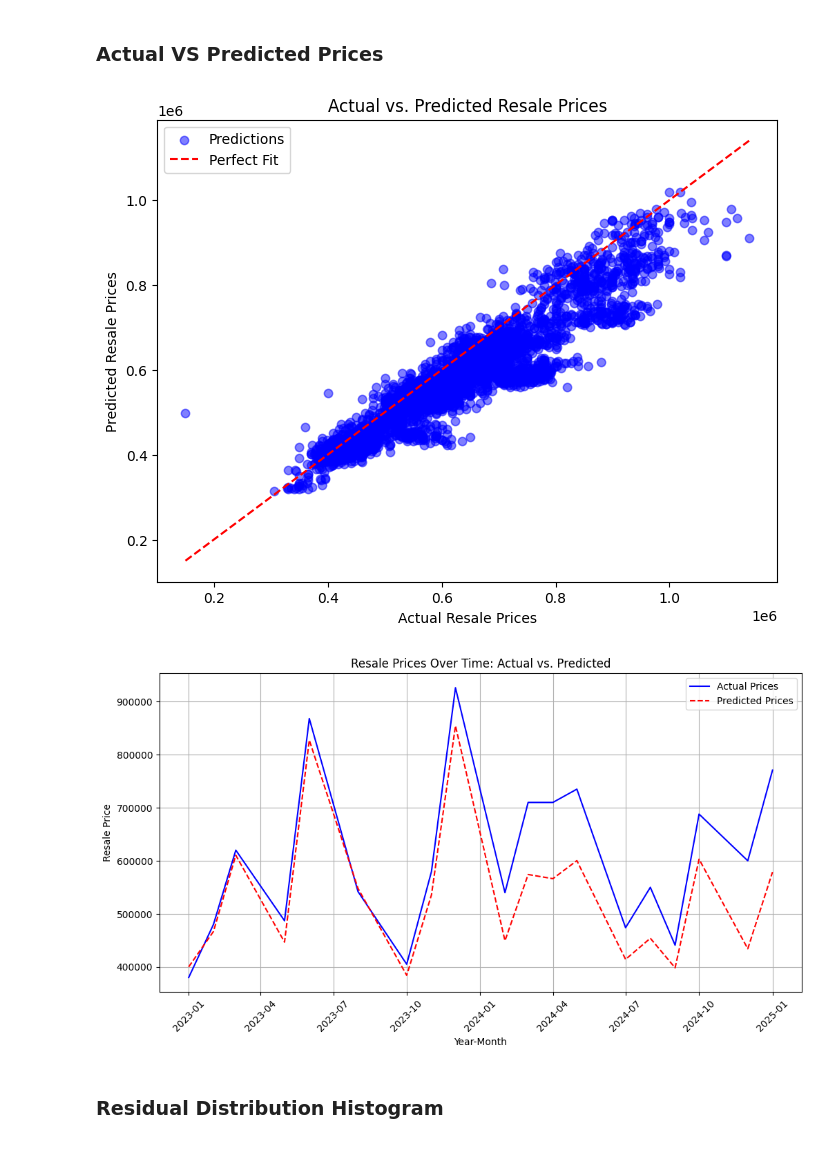
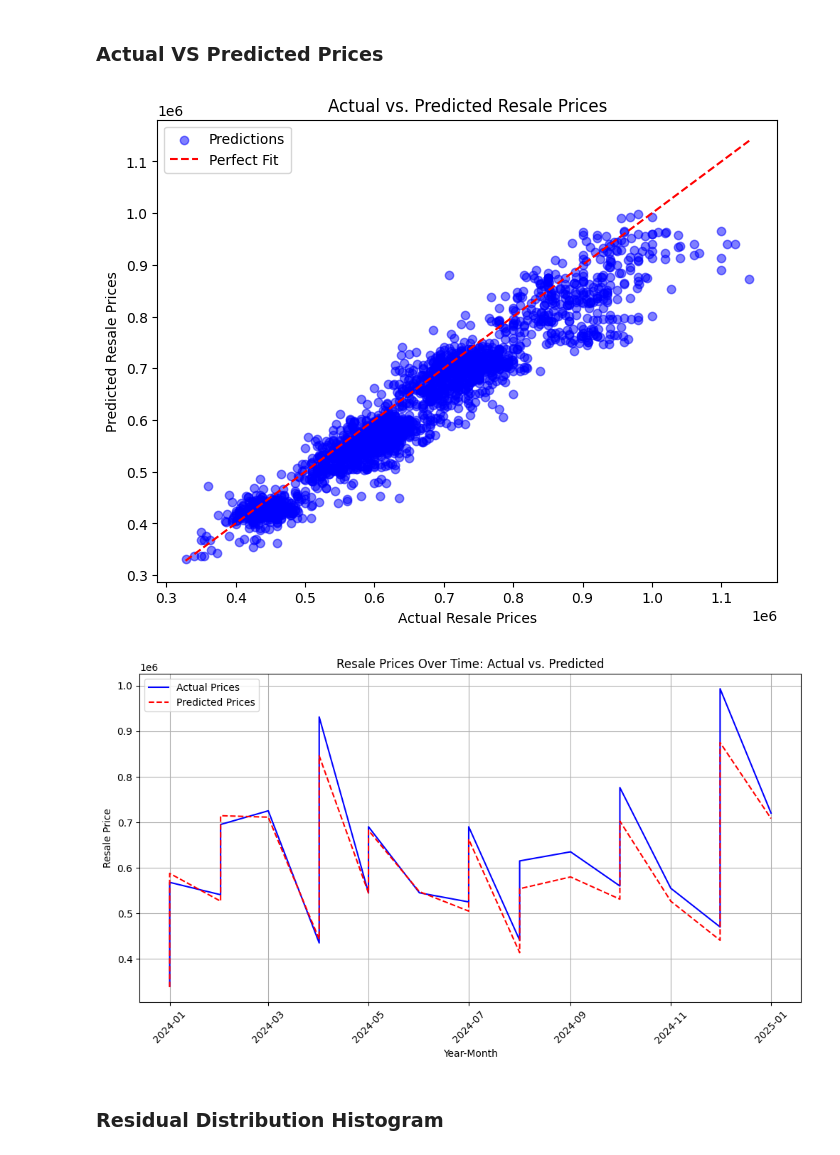
Before and after one commit to cheesexuanyang/Machine-Learning_lab-P5_Group11, a Jupyter notebook: INF2008_Project_XGBoost.ipynb, the cells around one changed output. Cells and saved outputs as stored; diff of their text form; code cells hidden in the pictures.

Commit message:
xgb split data into 3

```diff
--- a/INF2008_Project_XGBoost.ipynb
+++ b/INF2008_Project_XGBoost.ipynb
@@ -412,15 +458,15 @@ for col in reverse_categorical_columns:
 # Sort dataset by year first, then by month
 reverse_df.sort_values(by=["year", "month"], ascending=[True, True], inplace=True)
 
-# Now define the training (≤2022) and testing (≥2023) sets
-train_df = reverse_df[reverse_df['year'] <= 2022].copy()
-test_df = reverse_df[reverse_df['year'] >= 2023].copy()
+# Now define the training, validating and testing sets
+train_df = reverse_df[reverse_df['year'] < 2023].copy()
+val_df = reverse_df[reverse_df['year'] == 2023].copy()
+test_df = reverse_df[reverse_df['year'] > 2023].copy()
 
-# Define features and target variable
-X_train = train_df.drop(columns=["resale_price"])
-y_train = train_df["resale_price"]
-X_test = test_df.drop(columns=["resale_price"])
-y_test = test_df["resale_price"]
+# Create Train, Validation, and Test sets
+X_train, y_train = train_df.drop(columns=['resale_price']), train_df['resale_price']
+X_val, y_val = val_df.drop(columns=['resale_price']), val_df['resale_price']
+X_test, y_test = test_df.drop(columns=['resale_price']), test_df['resale_price']
 # %% [markdown]
 # 2) XGBoost
 # %%
@@ -433,17 +479,23 @@ from builtins import range
 # %%
 # copy datasets to modify
 xg_train_df = train_df.copy()
+xg_val_df = val_df.copy()
 xg_test_df = test_df.copy()
 
 xg_X_train = X_train.copy()
 xg_y_train = y_train.copy()
 
+xg_X_val = X_val.copy()
+xg_y_val = y_val.copy()
+
 xg_X_test = X_test.copy()
 xg_y_test = y_test.copy()
+
 
 # Convert object columns to categorical
 for col in reverse_categorical_columns:
     xg_X_train[col] = xg_X_train[col].astype("category")
+    xg_X_val[col] = xg_X_val[col].astype("category")
     xg_X_test[col] = xg_X_test[col].astype("category")
 town_mapping = dict(enumerate(xg_X_train["street_name"].cat.categories))
 
@@ -453,7 +505,8 @@ encoder = OrdinalEncoder(handle_unknown='use_encoded_value', unknown_value=-1)
 # Fit and transform the encoder on the categorical columns in the training data
 xg_X_train[reverse_categorical_columns] = encoder.fit_transform(xg_X_train[reverse_categorical_columns])
 
-# Transform the categorical columns in the testing data
+# Transform the categorical columns in the testing/validation data
+xg_X_val[reverse_categorical_columns] = encoder.transform(xg_X_val[reverse_categorical_columns])
 xg_X_test[reverse_categorical_columns] = encoder.transform(xg_X_test[reverse_categorical_columns])
 # %% [markdown]
 ### Training Set and Testing Set Visualisation
@@ -523,10 +579,10 @@ for n in range(1, len(remaining_features) + 1):  # Test from 1 to all remaining
 
     # Train model with selected features
     model.fit(xg_X_train[final_selected_features], xg_y_train)
-    xg_y_pred = model.predict(xg_X_test[final_selected_features])
+    xg_y_pred_val = model.predict(xg_X_val[final_selected_features])
 
     # Evaluate performance
-    rmse = mean_squared_error(xg_y_test, xg_y_pred) ** 0.5
+    rmse = mean_squared_error(xg_y_val, xg_y_pred_val) ** 0.5
     print(f"n_features={n}, RMSE={rmse}")
 
     # Update best selection if RMSE improves
@@ -542,5 +598,6 @@ print("Best RMSE:", best_rmse)
 
 # Use the best selected features for final training
 xg_X_train = xg_X_train[best_selected_features]
+xg_X_val = xg_X_val[best_selected_features]
 xg_X_test = xg_X_test[best_selected_features]
 # %% [output]
@@ -567,9 +624,12 @@ Best RMSE: 82487.78068759633
 # %%
 # Define the parameter grid (params have been adjusted after multiple runs of training)
 xg_param_grid = {
-    "n_estimators": [1700],
+    # "n_estimators": [600, 800, 1000, 1200],
+    # 'max_depth': [3, 5, 7],
+    # 'learning_rate': [0.05, 0.1],
+    "n_estimators": [1200],
     'max_depth': [3],
-    'learning_rate': [0.1],
+    'learning_rate': [0.05],
     'subsample': [0.8],
     'colsample_bytree': [0.6],
     "reg_alpha": [0.2],  # L1 regularization
@@ -613,8 +673,7 @@ final_model = xgb.XGBRegressor(
 )
 
 final_model.fit(
-    xg_X_train, xg_y_train,
-    eval_set=[(xg_X_test, xg_y_test)],
+    xg_X_val, xg_y_val,
     verbose=True
 )
 
@@ -724,36 +785,36 @@ plt.plot([min(xg_y_test), max(xg_y_test)], [min(xg_y_test), max(xg_y_test)], '--
 
 plt.xlabel("Actual Resale Prices")
 plt.ylabel("Predicted Resale Prices")
 plt.title("Actual vs. Predicted Resale Prices")
 plt.legend()
 plt.show()
 
 # Create dataframe for plotting
 xg_results_df = pd.DataFrame({
     "YearMonth": xg_test_df["YearMonth"],
     "Actual": xg_y_test,
     "Predicted": xg_y_pred
 })
 
 # Select every nth point for visualization
-xg_sampled_df = xg_results_df.iloc[::200]
+xg_sampled_df = xg_results_df.iloc[::100]
 
 # Plot sampled points
 plt.figure(figsize=(12, 6))
 plt.plot(xg_sampled_df["YearMonth"], xg_sampled_df["Actual"], label="Actual Prices", color="blue")
 plt.plot(xg_sampled_df["YearMonth"], xg_sampled_df["Predicted"], label="Predicted Prices", linestyle="dashed", color="red")
 
 plt.xlabel("Year-Month")
 plt.ylabel("Resale Price")
 plt.title("Resale Prices Over Time: Actual vs. Predicted")
 
 plt.xticks(rotation=45)
 plt.legend()
 plt.grid(True)
 plt.show()
 # %% [output]
-[figure, old version]
+[figure, new version]
-[figure, old version]
+[figure, new version]
 # %% [markdown]
 ### Residual Distribution Histogram
 # %%
```
Also changed, not shown: parts of 17 cells of this notebook.
